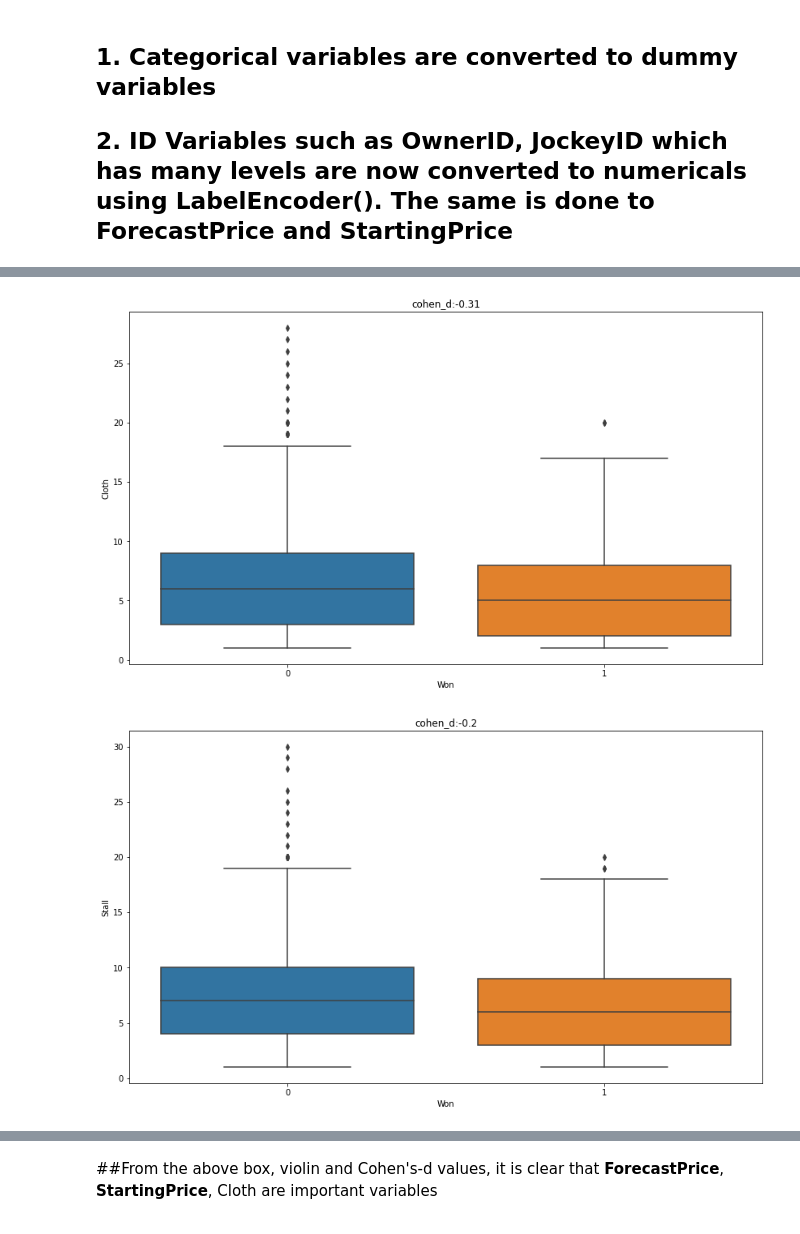
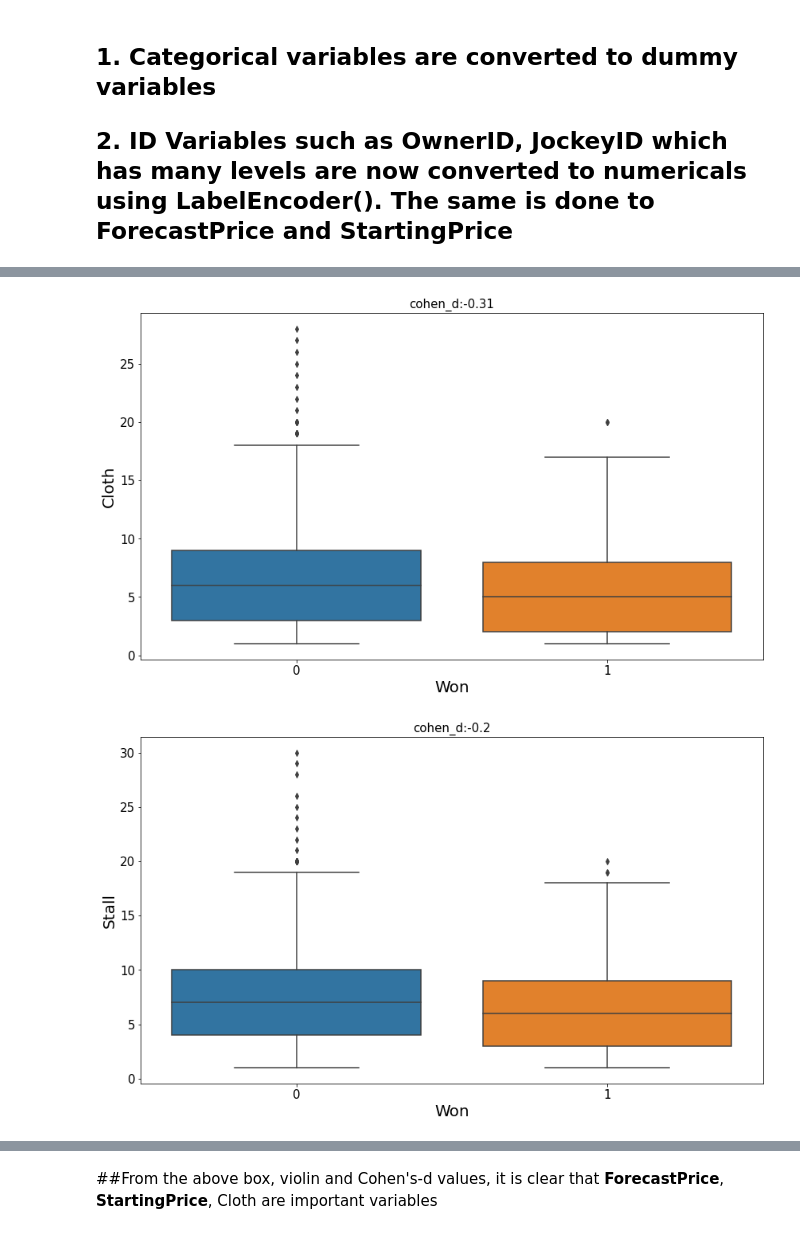
Before and after one commit to sriharsha-ramaraju/Winning_Horse_Prediction, a Jupyter notebook: Horses_Data_Science.ipynb, the cells around one changed output, grey strips where cells are left out. Saved outputs shown, nothing was run; the diff lists cells and outputs as text; code cells hidden in the pictures.

```diff
--- a/Horses_Data_Science.ipynb
+++ b/Horses_Data_Science.ipynb
@@ -238,14 +238,16 @@ def cohen_d(x,y):
 # %%
 features=['Cloth','Stall','WeightValue','LastRunDaysFlat','HorseCount','Runners','Course_Distance']
 
 for feat in features:
     plt.figure(figsize=(14,8))
     sb.boxplot(y=feat,x='Won',data=horse)
-    plt.xlabel('Won')
-    plt.ylabel(feat)
+    plt.xlabel('Won',fontsize=20)
+    plt.ylabel(feat,fontsize=20)
+    plt.xticks(fontsize=15)
+    plt.yticks(fontsize=15)
     fea=horse[[feat]]
-    plt.title('cohen_d:'+str(round(cohen_d(fea[horse['Won']==1],fea[horse['Won']==0])[0],2)))
+    plt.title('cohen_d:'+str(round(cohen_d(fea[horse['Won']==1],fea[horse['Won']==0])[0],2)),fontsize=15)
     plt.show()
 # %% [output]
-[figure, old version]
+[figure, new version]
-[figure, old version]
+[figure, new version]
```
Also changed, not shown: parts of 7 cells of this notebook.
